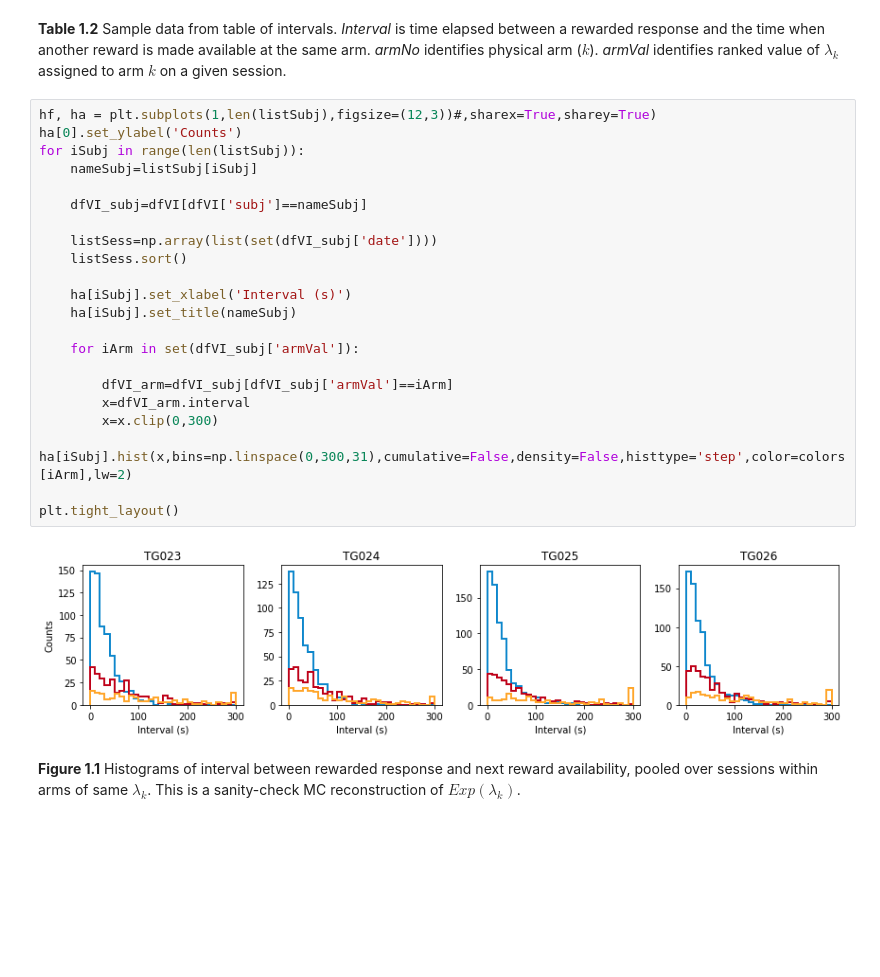
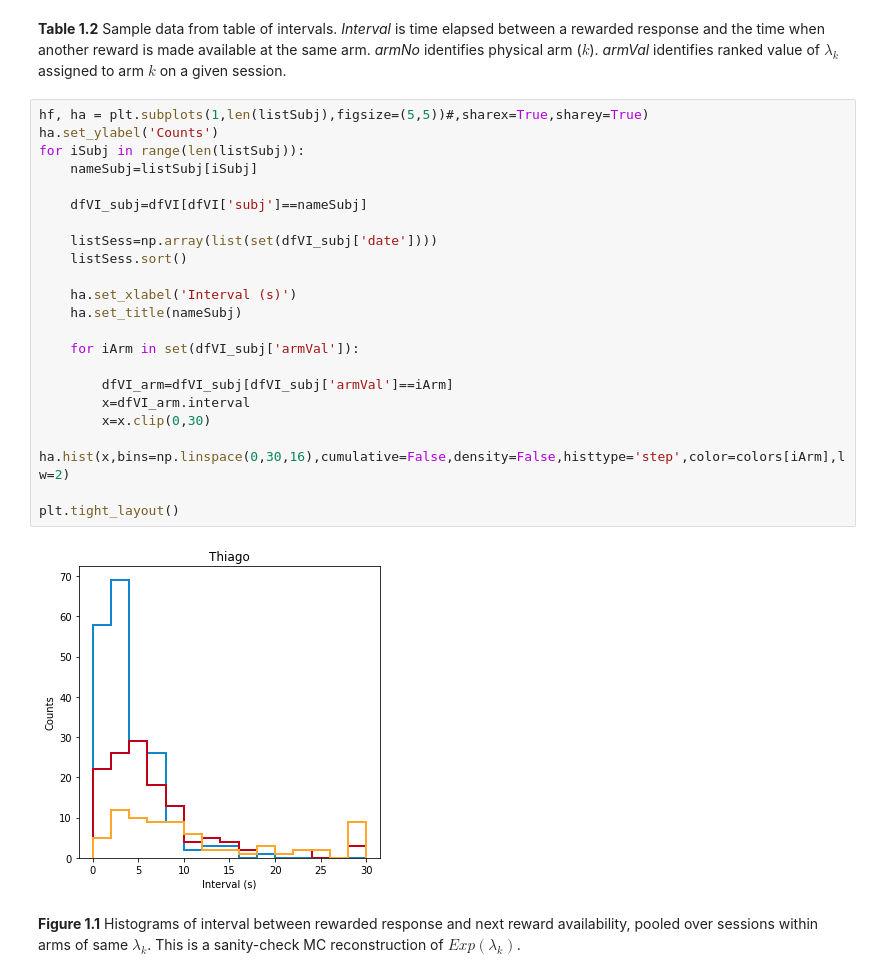
Before and after one commit to tsgouvea/3AF_report, a Jupyter notebook: 3AF_report.ipynb, the cells around one changed output. Cells and saved outputs as stored; diff of their text form; blank space fills up the shorter version.

```diff
--- a/3AF_report.ipynb
+++ b/3AF_report.ipynb
@@ -83,29 +71,29 @@ dfVI.sample(15).sort_index().iloc[:,[0,1,3,2,4]]
 # %% [markdown]
 **Table 1.2** Sample data from table of intervals. *Interval* is time elapsed between a rewarded response and the time when another reward is made available at the same arm.  *armNo* identifies physical arm ($k$). *armVal* identifies ranked value of $\lambda_k$ assigned to arm $k$ on a given session.
 # %%
-hf, ha = plt.subplots(1,len(listSubj),figsize=(12,3))#,sharex=True,sharey=True)
-ha[0].set_ylabel('Counts')
+hf, ha = plt.subplots(1,len(listSubj),figsize=(5,5))#,sharex=True,sharey=True)
+ha.set_ylabel('Counts')
 for iSubj in range(len(listSubj)):
     nameSubj=listSubj[iSubj]
 
     dfVI_subj=dfVI[dfVI['subj']==nameSubj]
 
     listSess=np.array(list(set(dfVI_subj['date'])))
     listSess.sort()
 
-    ha[iSubj].set_xlabel('Interval (s)')
-    ha[iSubj].set_title(nameSubj)
+    ha.set_xlabel('Interval (s)')
+    ha.set_title(nameSubj)
 
     for iArm in set(dfVI_subj['armVal']):
 
         dfVI_arm=dfVI_subj[dfVI_subj['armVal']==iArm]
         x=dfVI_arm.interval
-        x=x.clip(0,300)
-        ha[iSubj].hist(x,bins=np.linspace(0,300,31),cumulative=False,density=False,histtype='step',color=colors[iArm],lw=2)
+        x=x.clip(0,30)
+        ha.hist(x,bins=np.linspace(0,30,16),cumulative=False,density=False,histtype='step',color=colors[iArm],lw=2)
 
 plt.tight_layout()
 # %% [output]
-[figure, old version]
+[figure, new version]
 # %% [markdown]
 **Figure 1.1** Histograms of interval between rewarded response and next reward availability, pooled over sessions within arms of same $\lambda_k$. This is a sanity-check MC reconstruction of $Exp(\lambda_k)$.
 # %%
```
Also changed, not shown: parts of 21 cells of this notebook, 8 other files.
